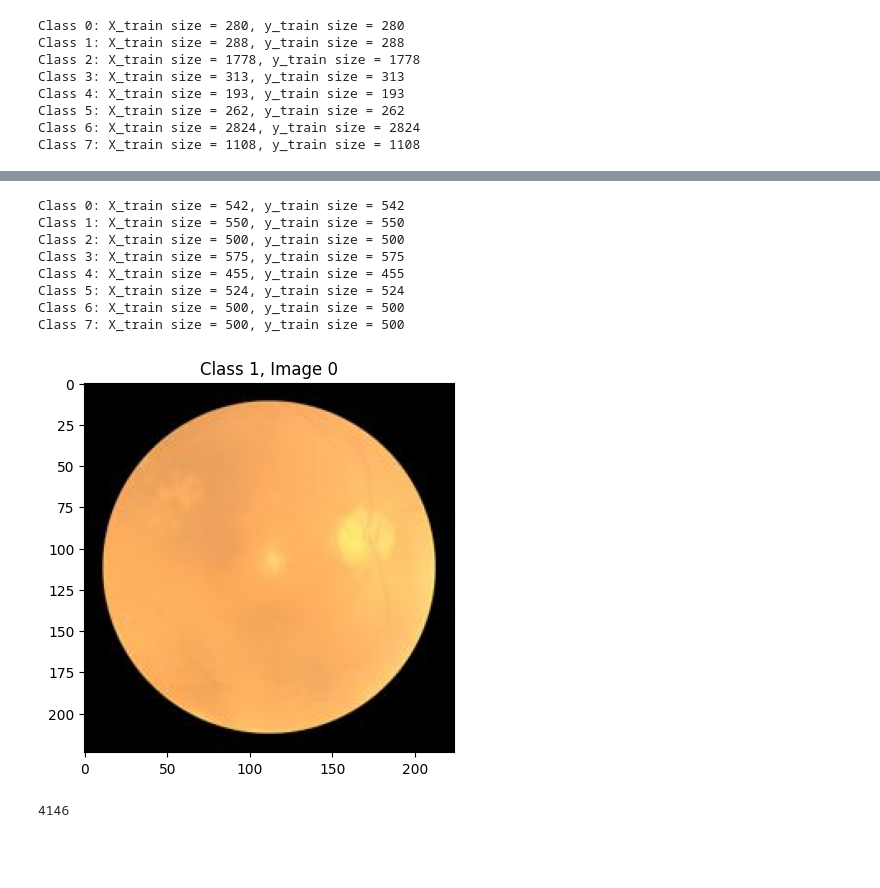
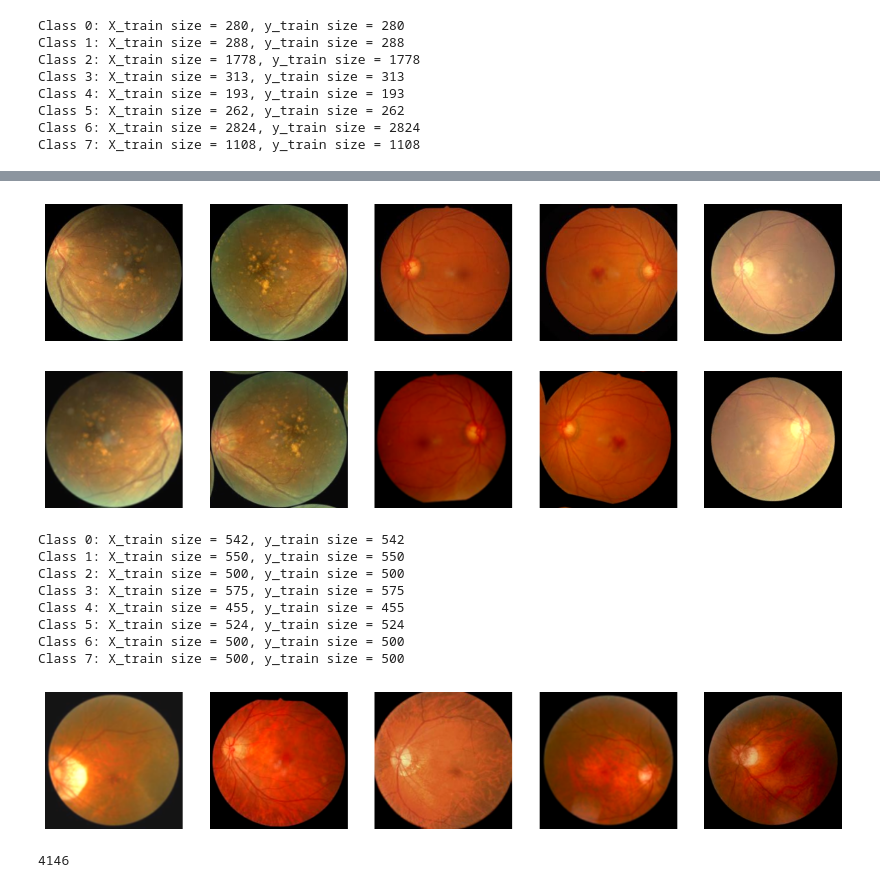
Before and after one commit to florencecornelissen/ODIR_challenge, a Jupyter notebook: augmentation.ipynb, the cells around one changed output, grey strips where cells are left out. Drawn from its saved outputs; the diff is of its cells as text; code cells hidden in the pictures; blank space fills up the shorter version.

Commit message:
update augmentations

```diff
--- a/augmentation.ipynb
+++ b/augmentation.ipynb
@@ -173,3 +159,28 @@ Class 7: X_train size = 1108, y_train size = 1108
+# %%
+#test
+# Function to display images in a row
+def display_images_in_row(images):
+    fig, axes = plt.subplots(1, len(images), figsize=(15, 5))  # Adjust figsize as needed
+    for i, image in enumerate(images):
+        axes[i].imshow(image)
+        axes[i].axis('off')
+
+# Display the original images
+x = [class_X_train[0][0], class_X_train[0][1], class_X_train[0][2], class_X_train[0][3], class_X_train[0][4]]
+y = [class_y_train[0][0], class_y_train[0][1], class_y_train[0][2], class_y_train[0][3], class_y_train[0][4]]
+
+display_images_in_row(x)
+plt.show()
+
+# Assuming you have a function to perform augmentations
+x_augmented, y_augmented = augmented_set(x, y, augmentations)
+
+# Display the augmented images
+display_images_in_row(x_augmented)
+plt.show()
+# %% [output]
+[figure, added]
+[figure, added]
 # %%
 # Fix class imbalance using downsampling and upsampling with augmentation
 augmented_data = {class_index: {'X': [], 'y': []} for class_index in range(num_classes)}
@@ -214,16 +225,14 @@ Class 4: X_train size = 455, y_train size = 455
 Class 5: X_train size = 524, y_train size = 524
 Class 6: X_train size = 500, y_train size = 500
 Class 7: X_train size = 500, y_train size = 500
-# %%
-import matplotlib.pyplot as plt
-class_index_to_display = 1
-image_index_to_display = 0
-image_to_display = class_X_train[class_index_to_display][image_index_to_display]
-plt.imshow(image_to_display)
-plt.title(f"Class {class_index_to_display}, Image {image_index_to_display}")
-plt.show()
-# %% [output]
-[figure, removed]
+# %%
+fig, axes = plt.subplots(1, 5, figsize=(15, 3))
+for i in range(5):
+    axes[i].imshow(class_X_train[0][i+280])#542 - 280 = 262
+    axes[i].axis('off')
+plt.show()
+# %% [output]
+[figure, added]
 # %%
 # Convert to one list
 class_X_train = sum(class_X_train, [])
```
Also changed, not shown: parts of 5 cells of this notebook.
